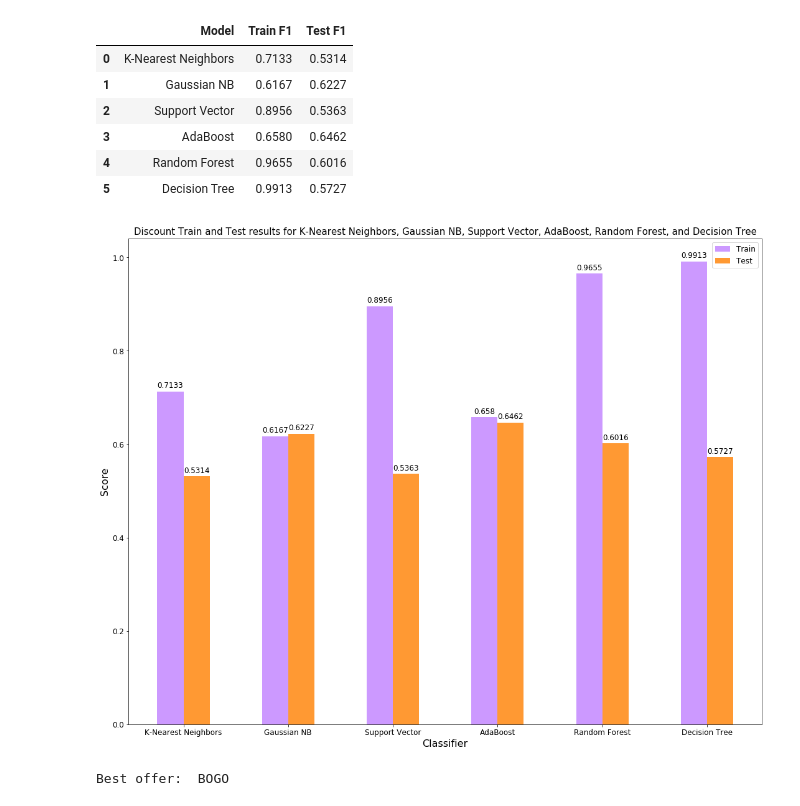
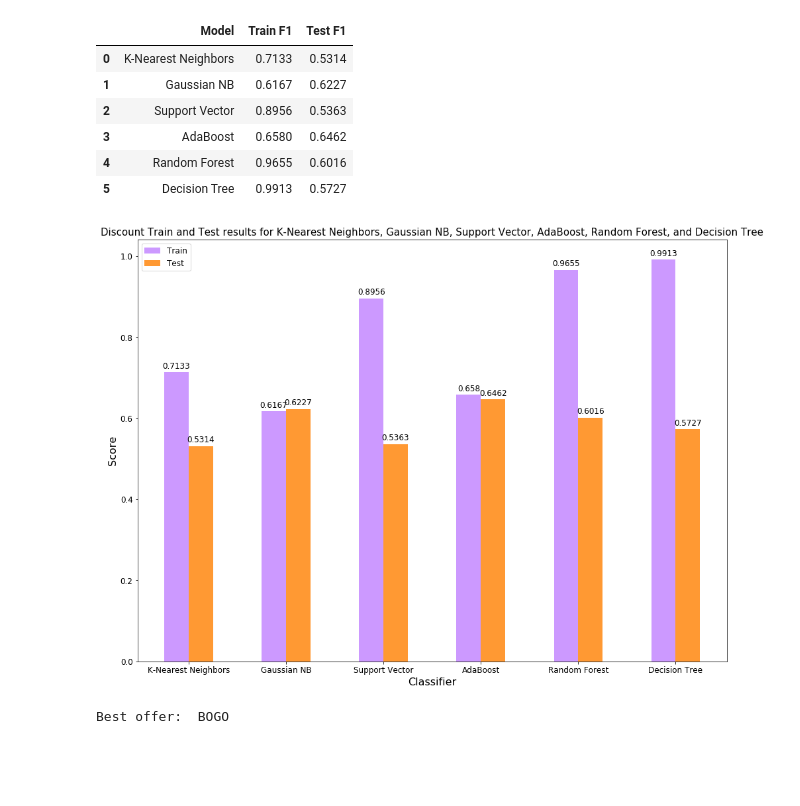
Before and after one commit to mhuda040/PROJECT-4---Starbucks-Capstone-Project, a Jupyter notebook: Starbucks_Capstone_notebook.ipynb, the cells around one changed output. Drawn from its saved outputs; the diff is of its cells as text; code cells hidden in the pictures; blank space fills up the shorter version.

```diff
--- a/Starbucks_Capstone_notebook.ipynb
+++ b/Starbucks_Capstone_notebook.ipynb
@@ -902,35 +902,35 @@ discount_train_rects = ax2.bar(x2_pos - width/2, discount_data_train, width, col
 discount_test_rects = ax2.bar(x2_pos + width/2, discount_data_test, width, color='#FF9933', label='Test')
 
 ax2.set_title('Discount Train and Test results for K-Nearest Neighbors, Gaussian NB, Support Vector, AdaBoost, Random Forest, and Decision Tree', fontsize=15)
 ax2.set_ylabel('Score', fontsize=16)
 ax2.set_xlabel('Classifier', fontsize=16)
 
 ax2.set_xticks(x2_pos)
 ax2.set_xticklabels(discount_classifier)
-fig.set_size_inches(16.0, 12.0)
+fig.set_size_inches(15.0, 10.0)
 plt.rcParams.update({'font.size': 12})
 ax2.legend()
 
 # Function to generate labels on top of the bars
 def gen_label(rects):
     """Attach a text label above each bar in *rects*, displaying its height."""
     for rect in rects:
         height = rect.get_height()
         ax2.annotate('{}'.format(height),
                     xy=(rect.get_x() + rect.get_width() / 2, height),
                     xytext=(0, 3),  # 3 points vertical offset
                     textcoords="offset points",
                     ha='center', va='bottom')
 
 # Generate the labels
 gen_label(discount_train_rects)
 gen_label(discount_test_rects)
 
 fig.tight_layout()
 
 plt.show()
 # %% [output]
-[figure, old version]
+[figure, new version]
 # %%
 # Algorithm that predicts the preferred offer for the customer
 # Different customers will product different results
```
Also changed, not shown: parts of 9 cells of this notebook, 1 other file.
